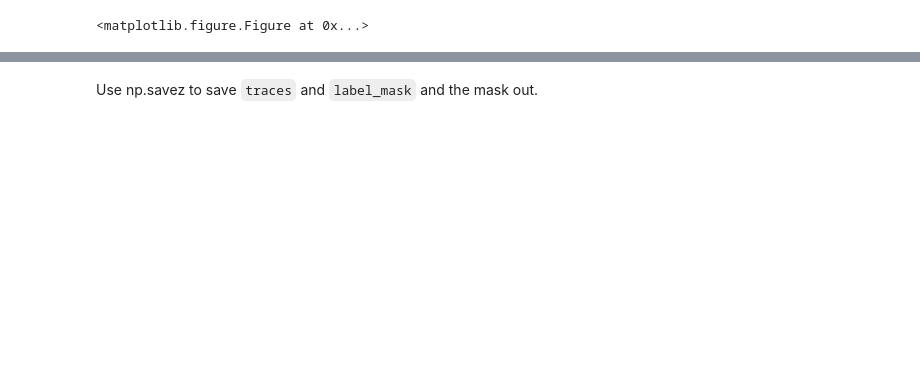
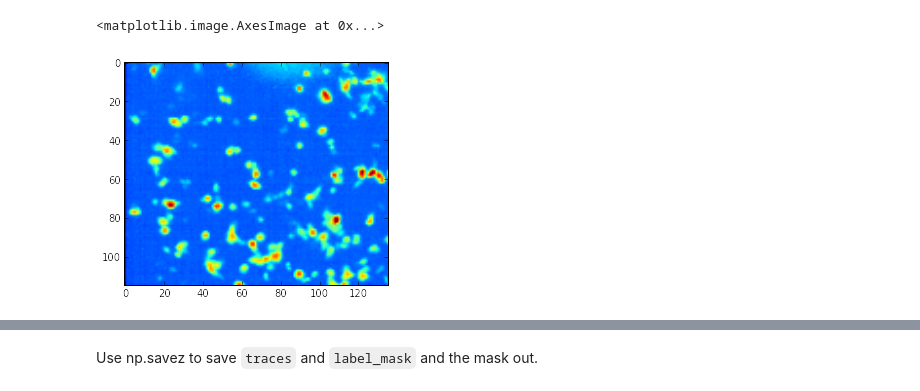
Before and after one commit to dattalab/celljail, a Jupyter notebook: Local correlation method-Copy2.ipynb, the cells around one changed output, grey strips where cells are left out. Saved outputs shown, nothing was run; the diff lists cells and outputs as text; code cells hidden in the pictures; blank space fills up the shorter version.

```diff
--- a/Local correlation method-Copy2.ipynb
+++ b/Local correlation method-Copy2.ipynb
@@ -52,8 +50,10 @@ import mahotas, pymorph
 # skimage.morphology.watershed??
 # %%
 I_show = accum.copy()
+imshow(I_show)
 # %% [output]
-<matplotlib.figure.Figure at 0x...>
+<matplotlib.image.AxesImage at 0x...>
+[figure, added]
 # %%
 #increase contrast
 import ImageEnhance
```
Also changed, not shown: parts of 14 cells of this notebook, 3 other files.
